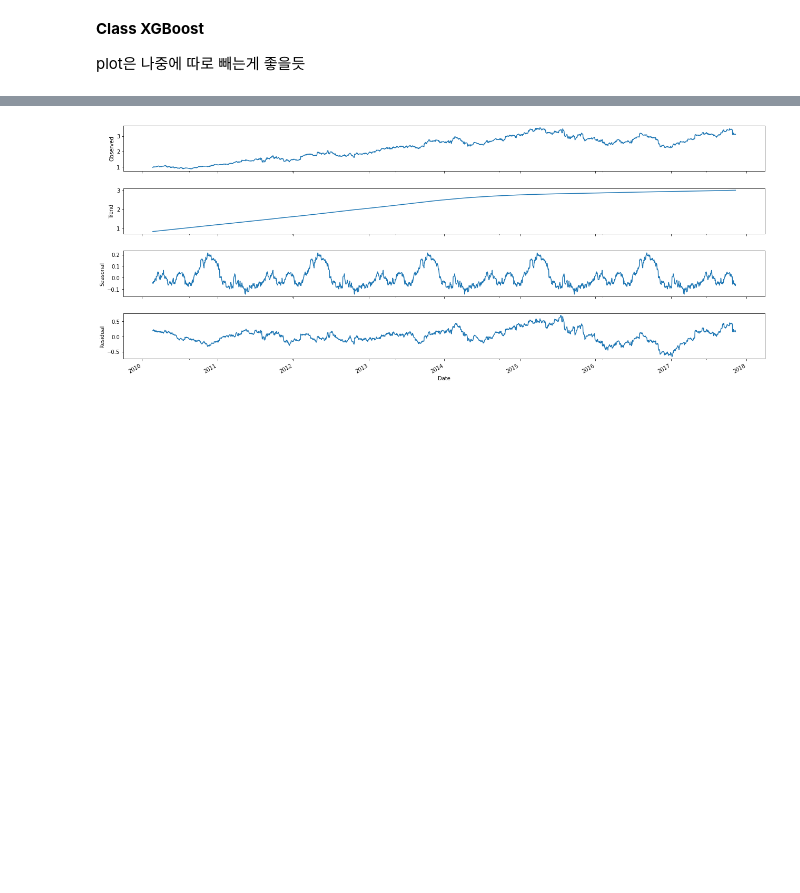
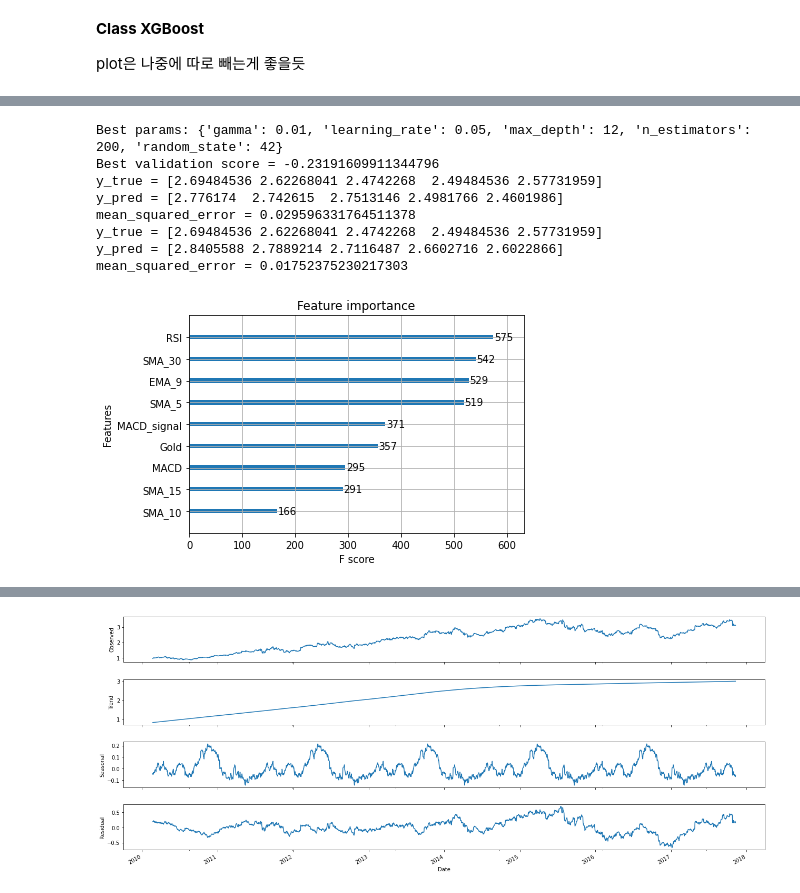
Before and after one commit to dydfuf/BigData, a Jupyter notebook: bigdata.ipynb, the cells around one changed output, grey strips where cells are left out. Drawn from its saved outputs; the diff is of its cells as text; code cells hidden in the pictures; blank space fills up the shorter version.

```diff
--- a/bigdata.ipynb
+++ b/bigdata.ipynb
@@ -563,0 +577,3 @@ See the caveats in the documentation: https://pandas.pydata.org/pandas-docs/stab
+# %%
+a.train()
+crypto_pred_with_stock_train = a.predict(a.getModel(), c.X_test, c.y_test)
@@ -563,0 +590,13 @@ See the caveats in the documentation: https://pandas.pydata.org/pandas-docs/stab
+# %%
+b.train()
+stock_to_stock = a.predict(a.getModel(), b.X_test, b.y_test)
+# %% [output]
+Best params: {'gamma': 0.01, 'learning_rate': 0.05, 'max_depth': 12, 'n_estimators': 200, 'random_state': 42}
+Best validation score = -0.23191609911344796
+y_true = [2.69484536 2.62268041 2.4742268  2.49484536 2.57731959]
+y_pred = [2.776174  2.742615  2.7513146 2.4981766 2.4601986]
+mean_squared_error = 0.029596331764511378
+y_true = [2.69484536 2.62268041 2.4742268  2.49484536 2.57731959]
+y_pred = [2.8405588 2.7889214 2.7116487 2.6602716 2.6022866]
+mean_squared_error = 0.01752375230217303
+[figure, added]
```
Also changed, not shown: parts of 21 cells of this notebook.
